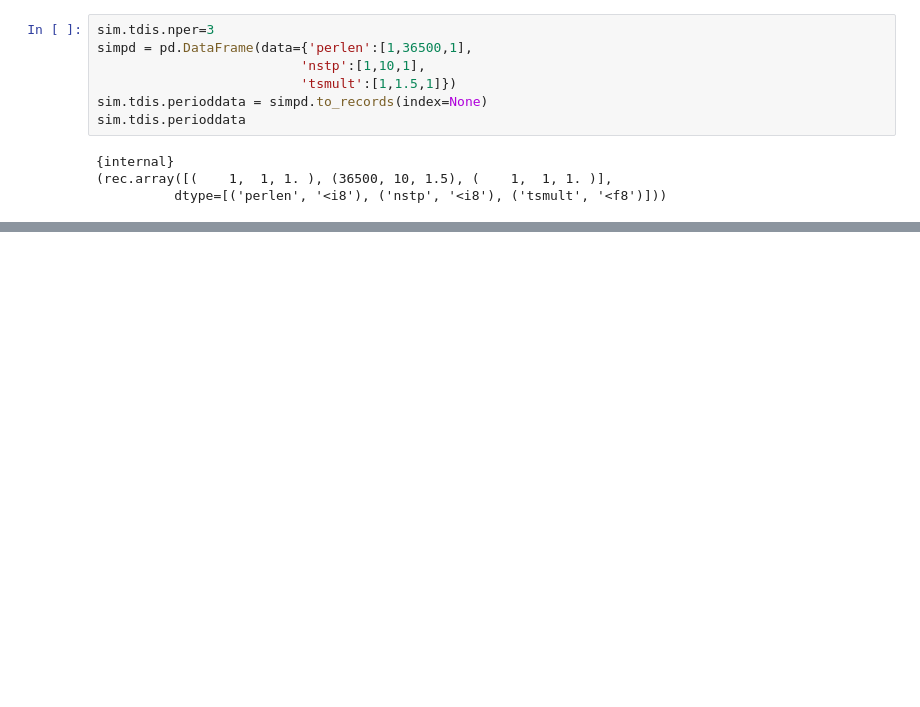
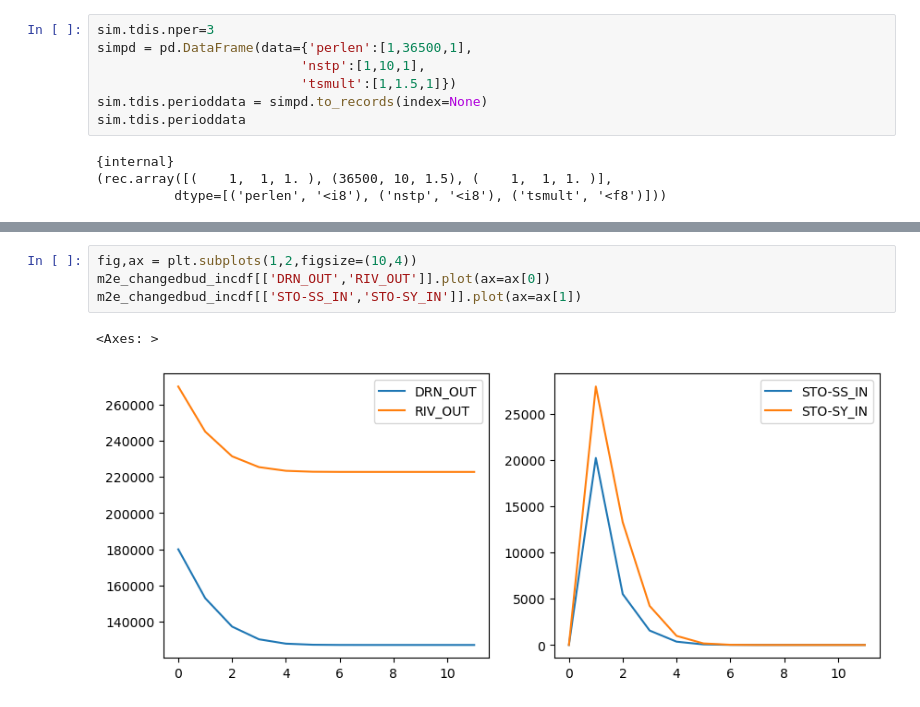
Before and after one commit to langevin-usgs/modflow-sandiego-2025, a Jupyter notebook: exercises/PS2_flopy/ps2_flopy.ipynb, the cells around one changed output, grey strips where cells are left out. Saved outputs shown, nothing was run; the diff lists cells and outputs as text; blank space fills up the shorter version.

```diff
--- a/exercises/PS2_flopy/ps2_flopy.ipynb
+++ b/exercises/PS2_flopy/ps2_flopy.ipynb
@@ -1197,0 +1223,7 @@ m2e_bud_incdf
+# %%
+fig,ax = plt.subplots(1,2,figsize=(10,4))
+m2e_changedbud_incdf[['DRN_OUT','RIV_OUT']].plot(ax=ax[0])
+m2e_changedbud_incdf[['STO-SS_IN','STO-SY_IN']].plot(ax=ax[1])
+# %% [output]
+<Axes: >
+[figure, added]
```
Also changed, not shown: parts of 15 cells of this notebook.
